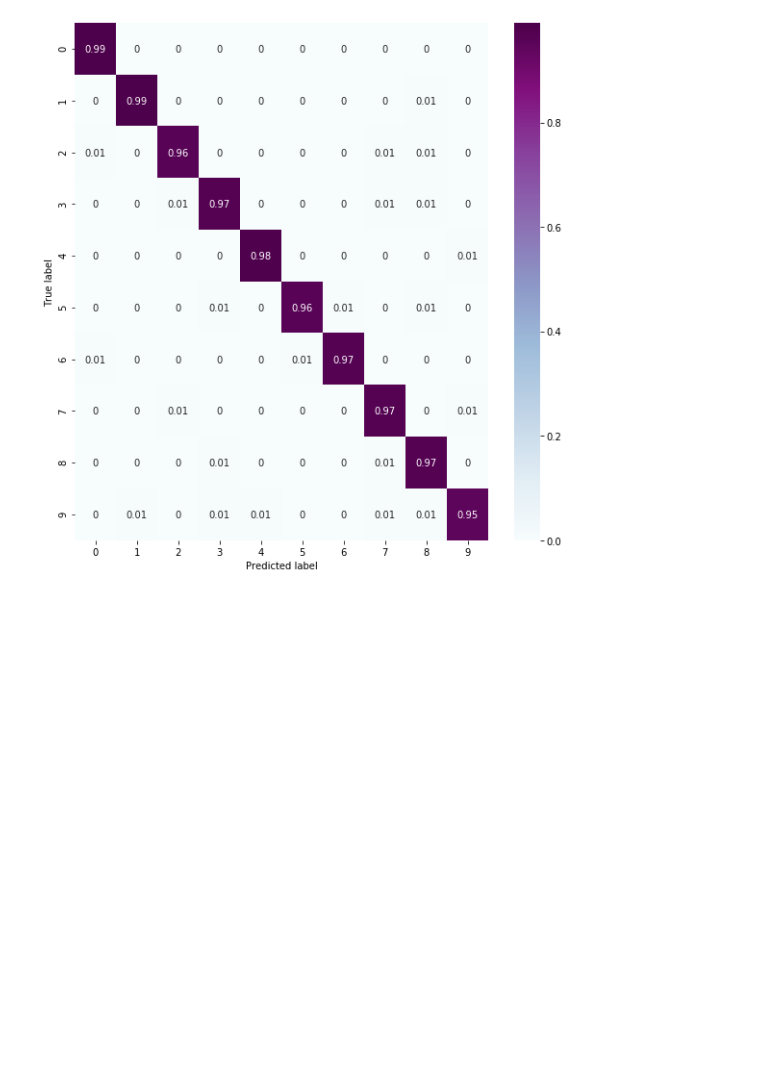
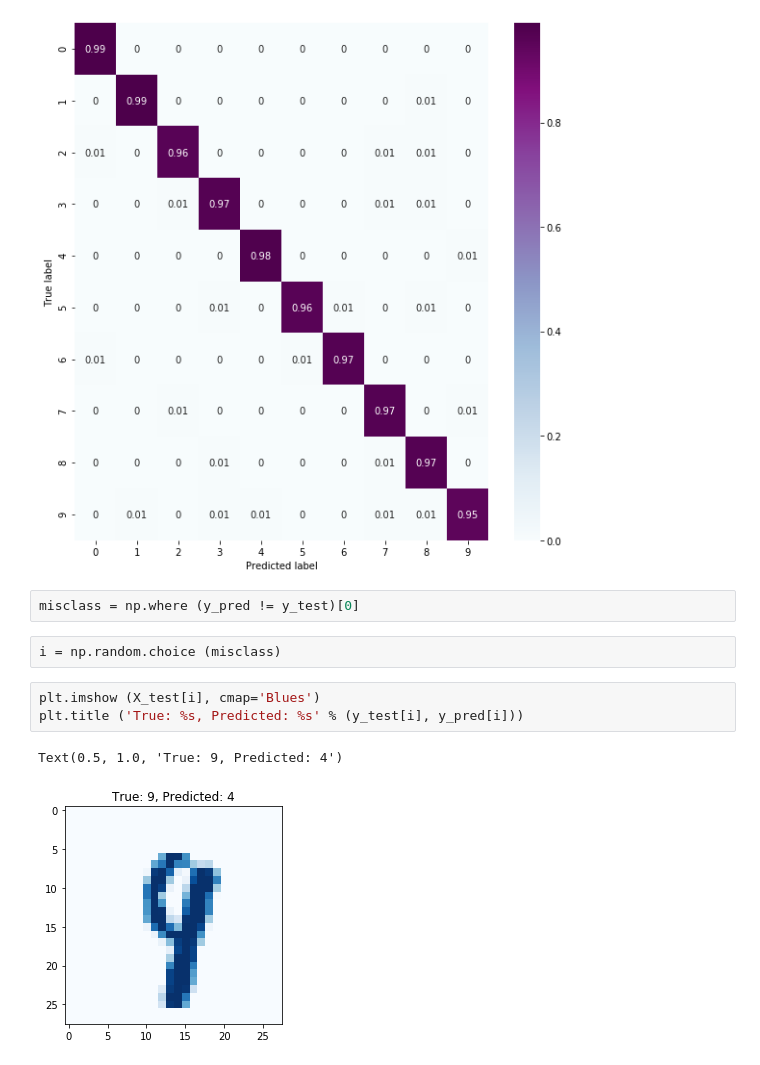
Before and after one commit to LeonVillanueva/CoLab, a Jupyter notebook: Google_CoLab_MNIST.ipynb, the cells around one changed output. Drawn from its saved outputs; the diff is of its cells as text; blank space fills up the shorter version.

Commit message:
Summary : Predicted vs True mapping and example

```diff
--- a/Google_CoLab_MNIST.ipynb
+++ b/Google_CoLab_MNIST.ipynb
@@ -102,3 +102,13 @@ plt.xlabel('Predicted label')
 plt.show()
 # %% [output]
 [figure]
+# %%
+misclass = np.where (y_pred != y_test)[0]
+# %%
+i = np.random.choice (misclass)
+# %%
+plt.imshow (X_test[i], cmap='Blues')
+plt.title ('True: %s, Predicted: %s' % (y_test[i], y_pred[i]))
+# %% [output]
+Text(0.5, 1.0, 'True: 9, Predicted: 4')
+[figure, added]
```
